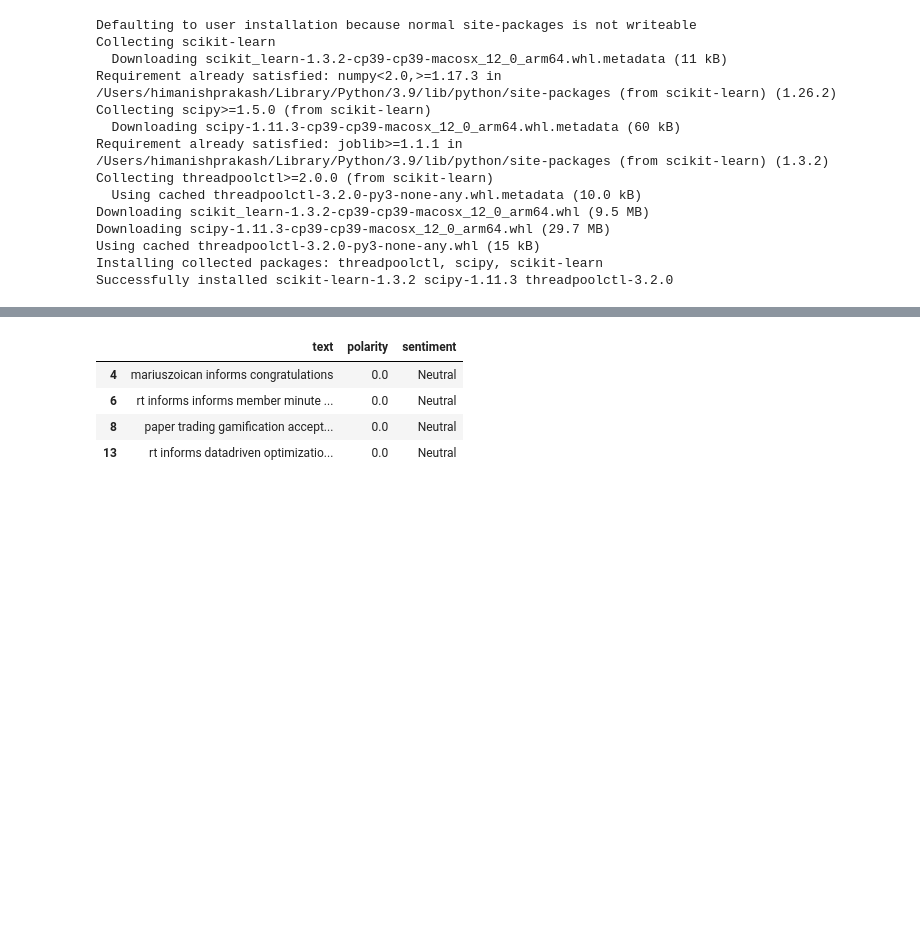
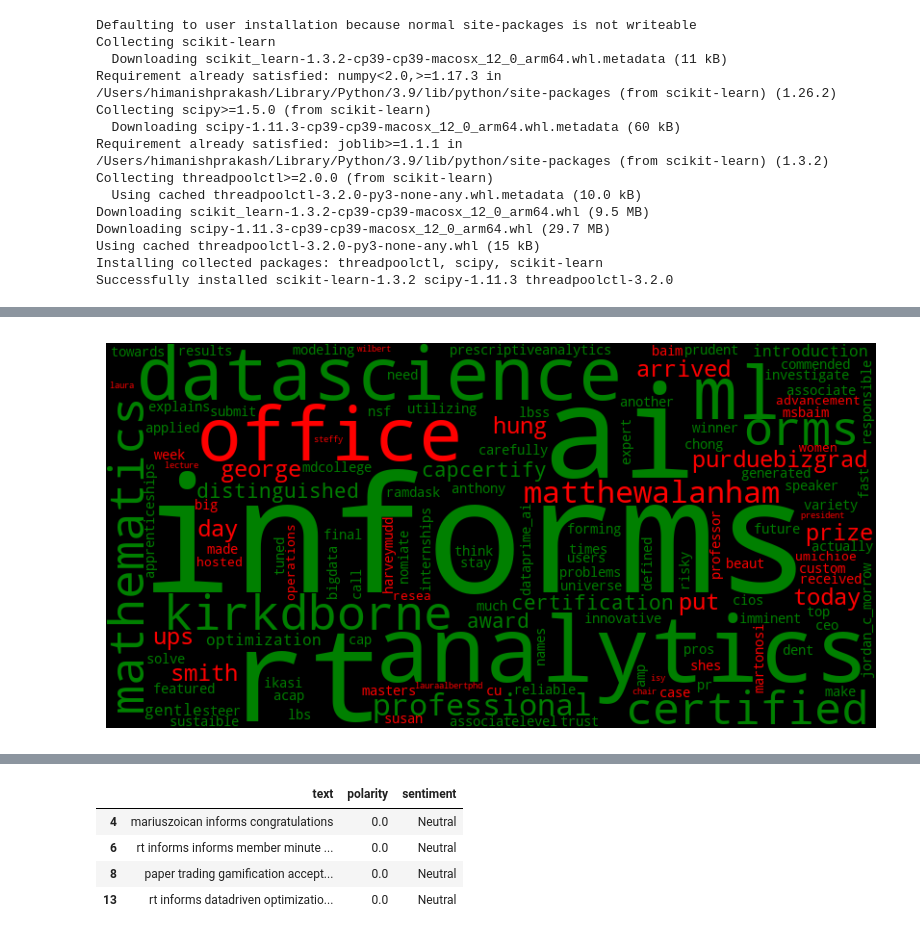
Before and after one commit to miniquinox/Twitter-api, a Jupyter notebook: sentimental_analysis.ipynb, the cells around one changed output, grey strips where cells are left out. Drawn from its saved outputs; the diff is of its cells as text; code cells hidden in the pictures; blank space fills up the shorter version.

Commit message:
updated the wordcloud
There are 2- 3 different word cloud which i have added.

```diff
--- a/sentimental_analysis.ipynb
+++ b/sentimental_analysis.ipynb
@@ -223,0 +240,16 @@ plt.show()
+# %%
+# ... [other parts of the code are unchanged] ...
+
+# Updated color function
+def color_func(word, font_size, position, orientation, random_state=None, **kwargs):
+    # Check if the dataframe has the 'polarity' column
+    if 'polarity' in df.columns:
+        # Find the row with the text containing the word
+        # and return the corresponding color based on 'polarity'
+        for _, row in df.iterrows():
+            if word in row['text'].split():  # Splitting the text to match individual words
+                return "green" if row['polarity'] > 0 else "red"
+    # Default color if word not found or 'polarity' column not present
+    return "grey"
+
+# ... [the rest of the code for generating and displaying the word cloud] ...
@@ -223,0 +258,25 @@ plt.show()
+# %%
+word_sentiment = defaultdict(list)
+for _, row in text_df.iterrows():
+    words = row['text'].split()
+    for word in words:
+        word_sentiment[word].append(row['polarity'])
+
+# Calculate average sentiment for each word
+word_avg_sentiment = {word: sum(sentiments) / len(sentiments) for word, sentiments in word_sentiment.items()}
+
+# Define a function to determine the color of words in the word cloud
+def color_func(word, **kwargs):
+    return "green" if word_avg_sentiment.get(word, 0) > 0 else "red"
+
+# Generate word cloud
+text = ' '.join(text_df['text'])
+wordcloud = WordCloud(width=800, height=400).generate(text)
+
+# Display the generated image with the color function applied
+plt.figure(figsize=(10, 5))
+plt.imshow(wordcloud.recolor(color_func=color_func), interpolation='bilinear')
+plt.axis('off')
+plt.show()
+# %% [output]
+[figure, added]
```
Also changed, not shown: parts of 13 cells of this notebook, 7 other files.
